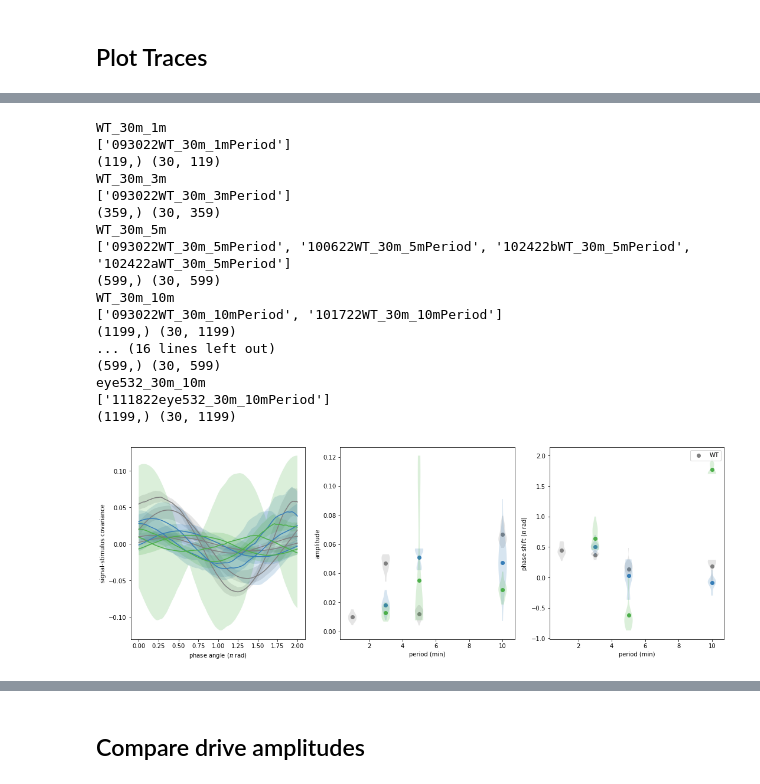
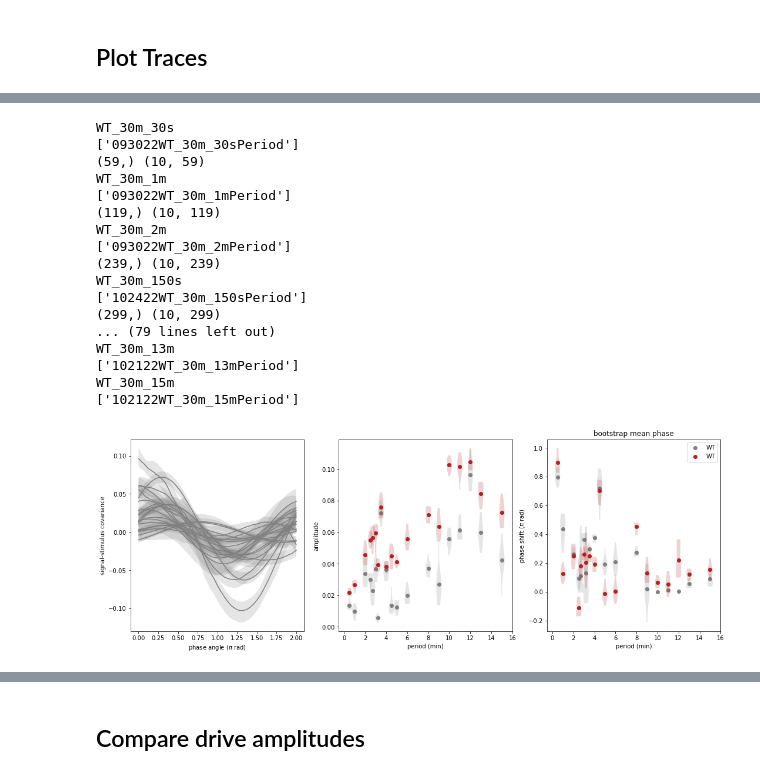
Before and after one commit to samuelbray32/behavior-lite, a Jupyter notebook: sinWaves.ipynb, the cells around one changed output, grey strips where cells are left out. Saved outputs shown, nothing was run; the diff lists cells and outputs as text; code cells hidden in the pictures.

Commit message:
allo0w for calculation of sin statistics based on individual traces

```diff
--- a/sinWaves.ipynb
+++ b/sinWaves.ipynb
@@ -28,33 +48,37 @@ fig.savefig('plots/sinWaves.svg')
 # %%
-from tools.results_sin import response_sin_amp
+from tools.results_sin import response_sin_amp, response_sin_amp_individual
 %matplotlib inline
 import matplotlib.pyplot as plt
 
-periods=[.5,1,2,2.5,3,3.5,4,4.5,5,6,8,9,10,11,12,13,15]
-periods=[1,2,3,4,5,6,8,9,10,11,12,]
-periods=[1,3,5,10]
-# periods=[3,10]
-interest=['WT','eye531','eye532']
-fig,ax=response_sin_amp(interest,[],periods=periods,n_boot=3e1,
+n_boot=1e1
+periods=[.5,1,2,2.5,2.7,3,3.2,3.5,4,4.5,5,6,8,9,10,11,12,13,15]
+# periods=[3,5,10,]
+# periods=[1,3,5,10]
+# periods=[2,3,4,5,7,9,10]
+interest=['WT','ppp1','eye531','eye532']# 'tbh','ppp1',
+interest = ['WT',]#'chat']
+fig,ax=response_sin_amp(interest,exclude=['small'],periods=periods,n_boot=n_boot,
                         t_samp=(15,30))
+fig,ax=response_sin_amp_individual(interest,exclude=['small'],periods=periods,n_boot=n_boot,
+                        t_samp=(15,30),fig=fig,ax=ax)
 # ax[1].set_xscale('log')
 fig.show()
 # %% [output]
+WT_30m_30s
+['093022WT_30m_30sPeriod']
+(59,) (10, 59)
 WT_30m_1m
 ['093022WT_30m_1mPeriod']
-(119,) (30, 119)
-WT_30m_3m
-['093022WT_30m_3mPeriod']
-(359,) (30, 359)
-WT_30m_5m
-['093022WT_30m_5mPeriod', '100622WT_30m_5mPeriod', '102422bWT_30m_5mPeriod', '102422aWT_30m_5mPeriod']
-(599,) (30, 599)
-WT_30m_10m
-['093022WT_30m_10mPeriod', '101722WT_30m_10mPeriod']
-(1199,) (30, 1199)
-... (16 lines left out)
-(599,) (30, 599)
-eye532_30m_10m
-['111822eye532_30m_10mPeriod']
-(1199,) (30, 1199)
+(119,) (10, 119)
+WT_30m_2m
+['093022WT_30m_2mPeriod']
+(239,) (10, 239)
+WT_30m_150s
+['102422WT_30m_150sPeriod']
+(299,) (10, 299)
+... (79 lines left out)
+WT_30m_13m
+['102122WT_30m_13mPeriod']
+WT_30m_15m
+['102122WT_30m_15mPeriod']
-[figure, old version]
+[figure, new version]
```
Also changed, not shown: parts of 20 cells of this notebook, 1 other file.
